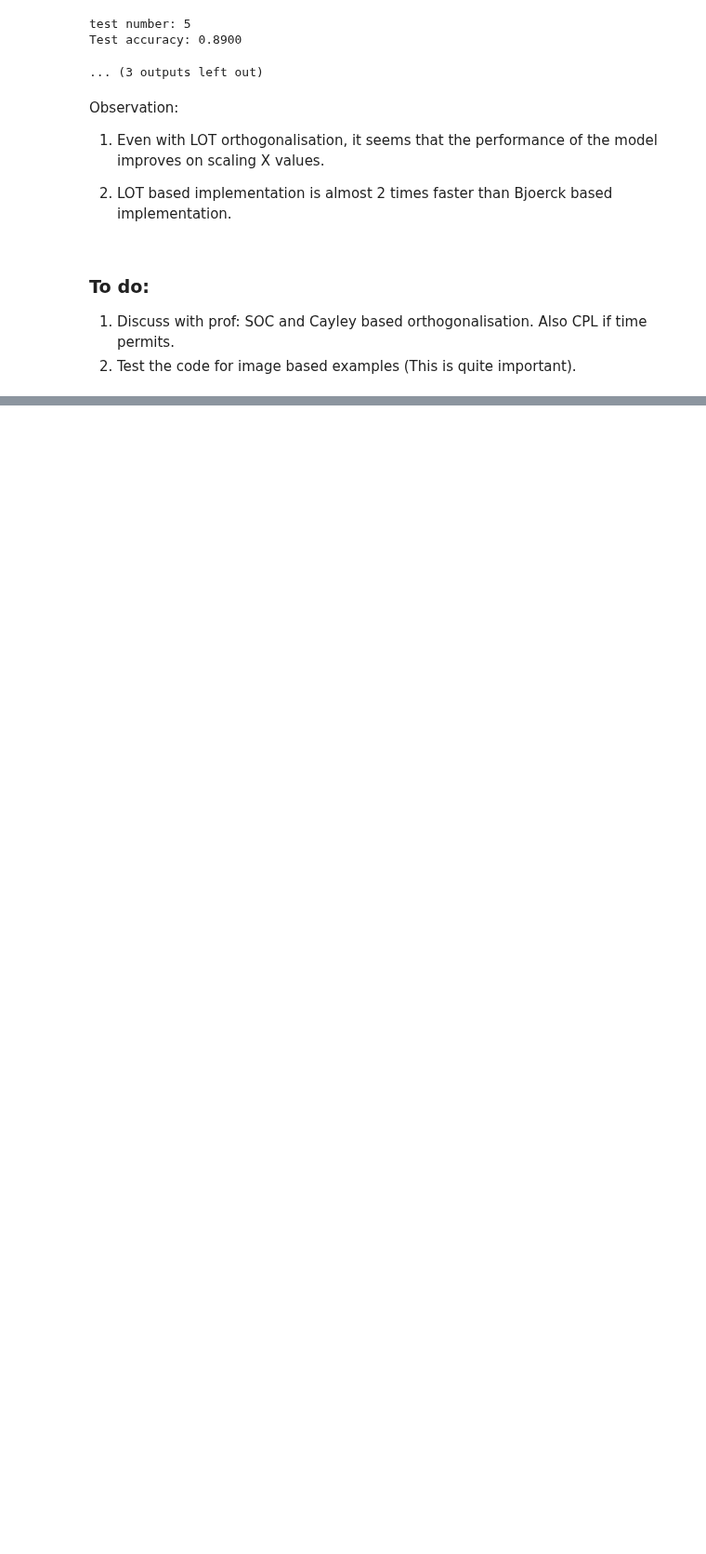
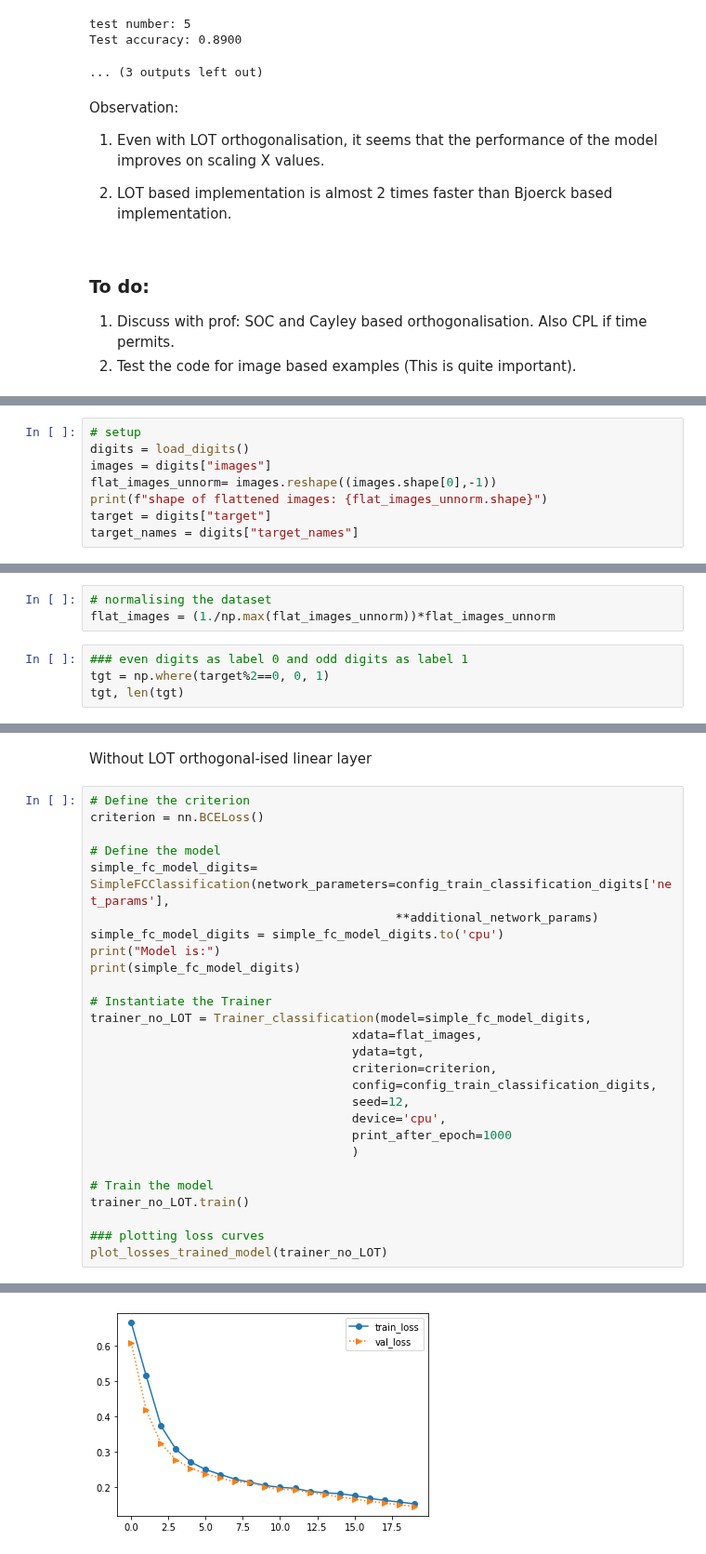
Before and after one commit to neelkanthrawat/Lipschitz_DSNN, a Jupyter notebook: trial_notebooks/testing_LOT.ipynb, the cells around one changed output, grey strips where cells are left out. Shown at 93% size. Drawn from its saved outputs; the diff is of its cells as text; blank space fills up the shorter version.

Commit message:
test LOT for digits dataset

```diff
--- a/trial_notebooks/testing_LOT.ipynb
+++ b/trial_notebooks/testing_LOT.ipynb
@@ -337,0 +343,8 @@ Observation:
+# %%
+# setup
+digits = load_digits()
+images = digits["images"]
+flat_images_unnorm= images.reshape((images.shape[0],-1))
+print(f"shape of flattened images: {flat_images_unnorm.shape}")
+target = digits["target"]
+target_names = digits["target_names"]
@@ -337,0 +357,7 @@ Observation:
+# %%
+# normalising the dataset
+flat_images = (1./np.max(flat_images_unnorm))*flat_images_unnorm
+# %%
+### even digits as label 0 and odd digits as label 1
+tgt = np.where(target%2==0, 0, 1)
+tgt, len(tgt)
@@ -337,0 +403,30 @@ Observation:
+# %% [markdown]
+Without LOT orthogonal-ised linear layer
+# %%
+# Define the criterion
+criterion = nn.BCELoss()
+
+# Define the model
+simple_fc_model_digits= SimpleFCClassification(network_parameters=config_train_classification_digits['net_params'],
+                                          **additional_network_params)
+simple_fc_model_digits = simple_fc_model_digits.to('cpu')
+print("Model is:")
+print(simple_fc_model_digits)
+
+# Instantiate the Trainer
+trainer_no_LOT = Trainer_classification(model=simple_fc_model_digits,
+                                    xdata=flat_images,
+                                    ydata=tgt,
+                                    criterion=criterion,
+                                    config=config_train_classification_digits,
+                                    seed=12,
+                                    device='cpu',
+                                    print_after_epoch=1000
+                                    )
+
+# Train the model
+trainer_no_LOT.train()
+
+### plotting loss curves
+plot_losses_trained_model(trainer_no_LOT)
+# %% [output]
@@ -337,0 +445 @@ Observation:
+[figure, added]
```
Also changed, not shown: parts of 13 cells of this notebook.
